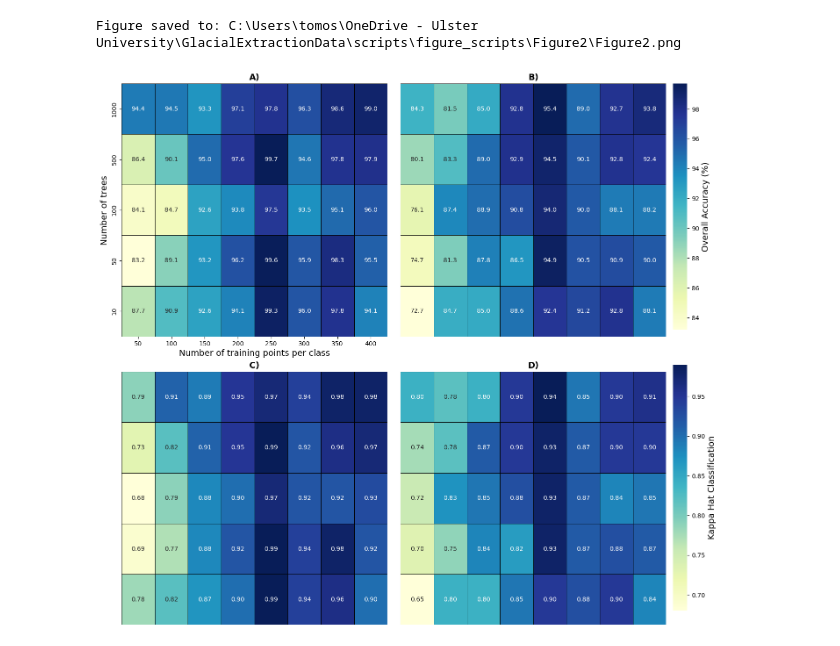
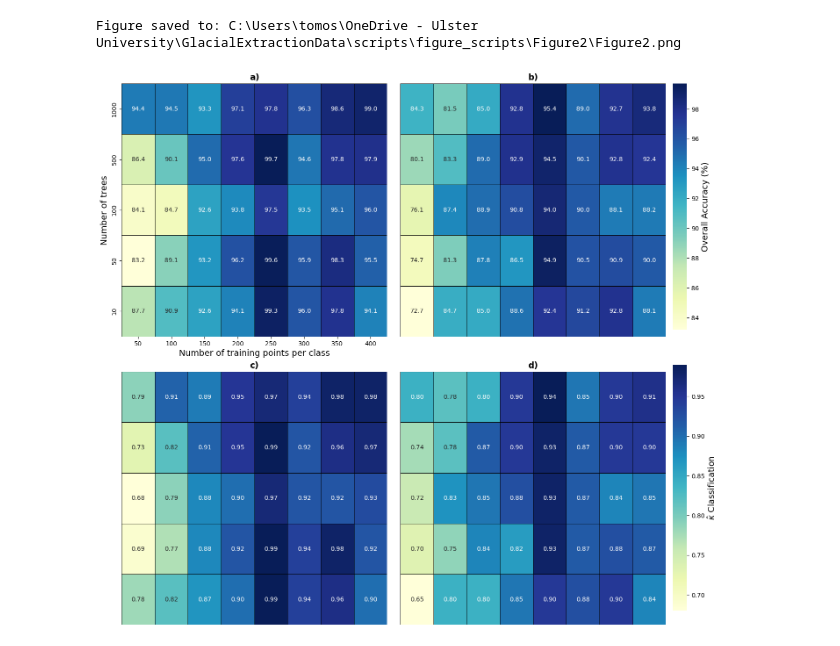
Before and after one commit to tomosglaciology/GlacialLakeExtractions, a Jupyter notebook: scripts/figure_scripts/Figure2/Figure2.ipynb, the cells around one changed output. Cells and saved outputs as stored; diff of their text form; code cells hidden in the pictures.

Commit message:
Updated figures and scripts

```diff
--- a/scripts/figure_scripts/Figure2/Figure2.ipynb
+++ b/scripts/figure_scripts/Figure2/Figure2.ipynb
@@ -43,7 +43,7 @@ sns.heatmap(
     linecolor='black',
     linewidths=0.5
 )
-axes[0, 0].set_title('A)', fontsize=14, fontweight='bold')
+axes[0, 0].set_title('a)', fontsize=14, fontweight='bold')
 axes[0, 0].set_ylabel('Number of trees', fontsize=14)
 axes[0, 0].set_xlabel('Number of training points per class', fontsize=14)
 
@@ -58,7 +58,7 @@ sns.heatmap(
     linecolor='black',
     linewidths=0.5
 )
-axes[0, 1].set_title('B)', fontsize=14, fontweight='bold')
+axes[0, 1].set_title('b)', fontsize=14, fontweight='bold')
 
 # C)
 sns.heatmap(
@@ -73,36 +73,36 @@ sns.heatmap(
     linecolor='black',
     linewidths=0.5
 )
-axes[1, 0].set_title('C)', fontsize=14, fontweight='bold')
+axes[1, 0].set_title('c)', fontsize=14, fontweight='bold')
 
 sns.heatmap(
     heatmap_data_kappa_wc,
     annot=heatmap_data_kappa_wc.round(2),
     fmt=".2f",
     cmap="YlGnBu",
     ax=axes[1, 1],
     cbar=False,
     linecolor='black',
     linewidths=0.5
 )
-axes[1, 1].set_title('D)', fontsize=14, fontweight='bold')
+axes[1, 1].set_title('d)', fontsize=14, fontweight='bold')
 
 for ax in [axes[0, 1], axes[1, 0], axes[1, 1]]:
     ax.set_ylabel("")
     ax.set_xlabel("")
     ax.set_yticklabels([])
     ax.set_xticklabels([])
     ax.tick_params(left=False, bottom=False)
 
 cbar_ax_accuracy.set_ylabel('Overall Accuracy (%)', fontsize=14)
-cbar_ax_kappa.set_ylabel('Kappa Hat Classification', fontsize=14)
+cbar_ax_kappa.set_ylabel('$\hat{\kappa}$ Classification', fontsize=14)
 
 plt.tight_layout(rect=[0, 0, 0.9, 1])
 
 plt.savefig(save_path, dpi=300, bbox_inches='tight', pad_inches=0.1)
 print(f"Figure saved to: {save_path}")
 
 plt.show()
 # %% [output]
 Figure saved to: C:\Users\tomos\OneDrive - Ulster University\GlacialExtractionData\scripts\figure_scripts\Figure2\Figure2.png
-[figure, old version]
+[figure, new version]
```
Also changed, not shown: 5 other files.
